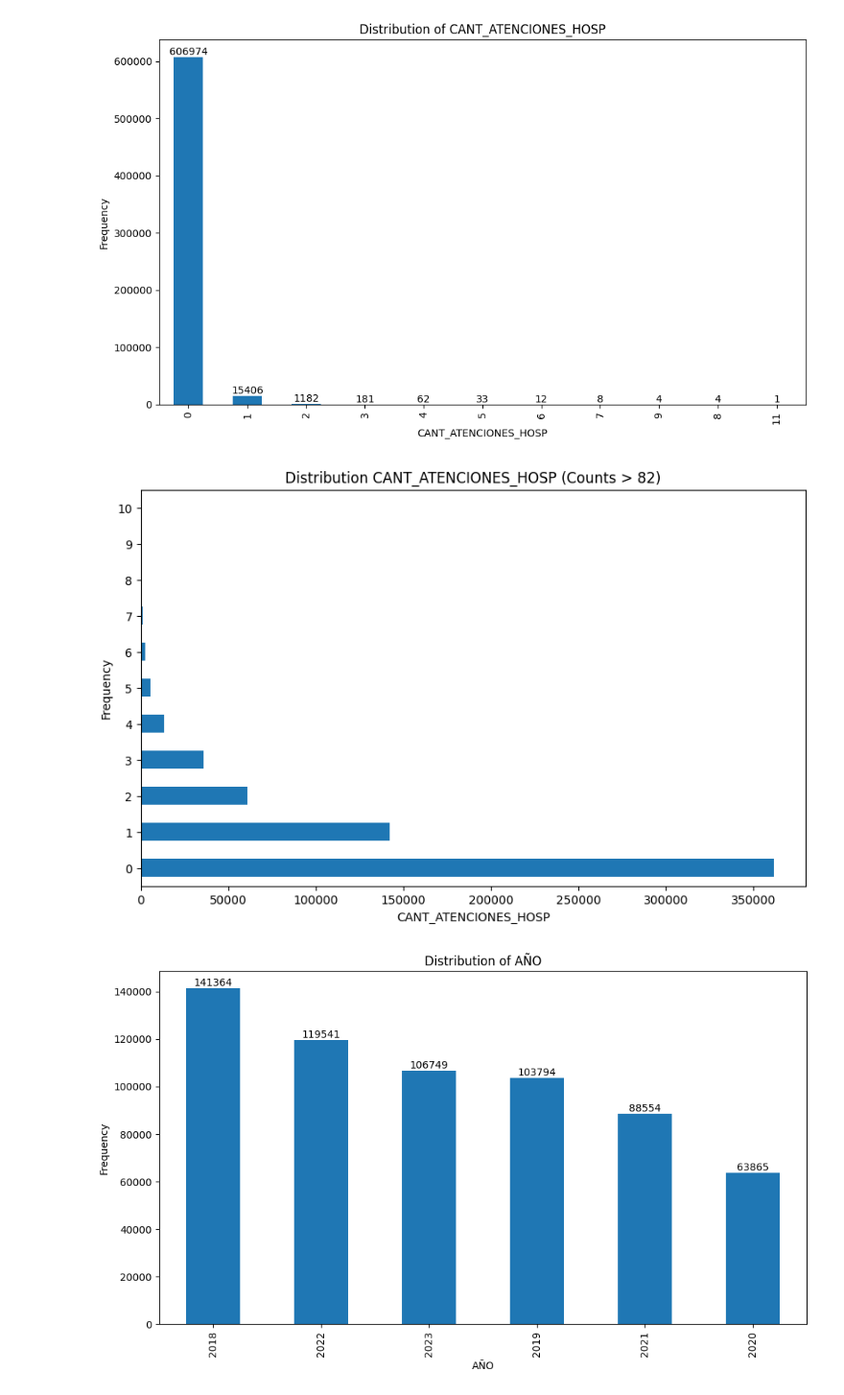
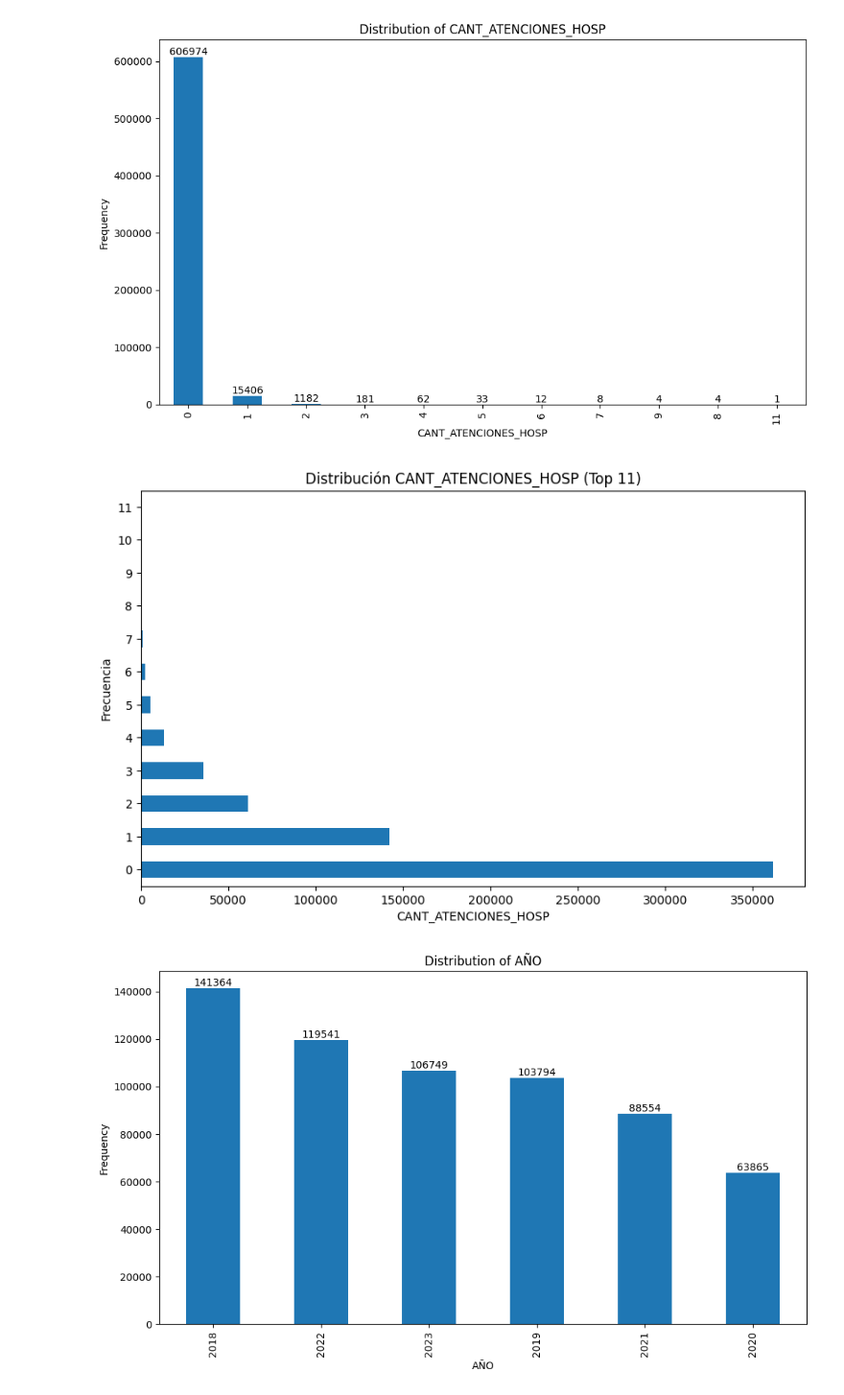
Before and after one commit to Sergius-DS/elecciOn_datasets, a Jupyter notebook: diabetes_EDA_Limpieza_30_Nov2024.ipynb, the cells around one changed output. Shown at 96% size. Cells and saved outputs as stored; diff of their text form; code cells hidden in the pictures.

```diff
--- a/diabetes_EDA_Limpieza_30_Nov2024.ipynb
+++ b/diabetes_EDA_Limpieza_30_Nov2024.ipynb
@@ -225,21 +226,21 @@ plot_numerical_columns_vcount(ds,['CANT_ATENCIONES_HOSP'])
 [figure]
 # %%
 fig, ax = plt.subplots(figsize=(10, 6))
-# Calculate value counts and filter
+# Calcular value counts y filtrar
 value_counts = ds['CANT_ATENCIONES'].value_counts()
-filtered_values = value_counts[value_counts > 82]
+filtered_values = value_counts[:12]
 
-# Filter the original DataFrame using the index of filtered values
+# Filtrar el DataFrame original utilizando el índice de valores filtrados
 filtered_ds = ds[ds['CANT_ATENCIONES'].isin(filtered_values.index)]
 
-# Now plot the filtered DataFrame
+# Graficar el DataFrame filtrado
 filtered_ds['CANT_ATENCIONES'].value_counts().plot(kind='barh', ax=ax)
 plt.xlabel('CANT_ATENCIONES_HOSP')
-plt.ylabel('Frequency') # Corrected ylabel to reflect frequency
-plt.title('Distribution CANT_ATENCIONES_HOSP (Counts > 82)') # Added clarity to the title
+plt.ylabel('Frecuencia')
+plt.title('Distribución CANT_ATENCIONES_HOSP (Top 11)')
 plt.show()
 # %% [output]
-[figure, old version]
+[figure, new version]
 # %%
 plot_numerical_columns_vcount(ds,['AÑO'])
 # %% [output]
```
Also changed, not shown: parts of 8 cells of this notebook.
